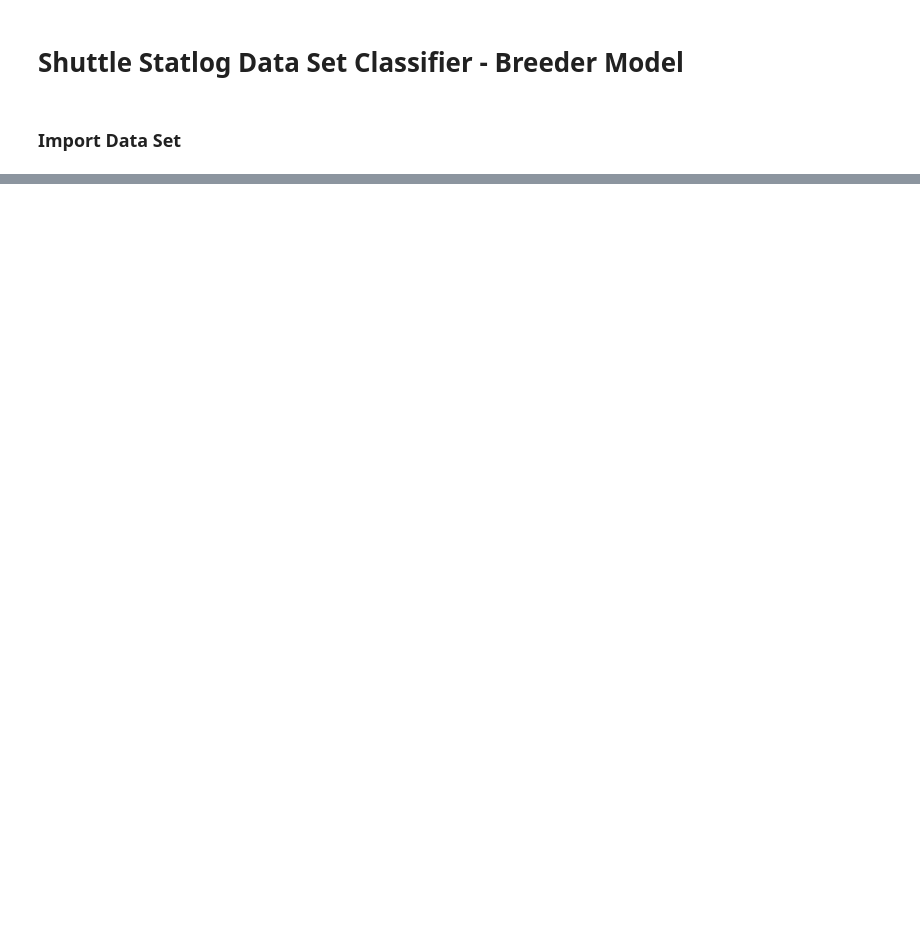
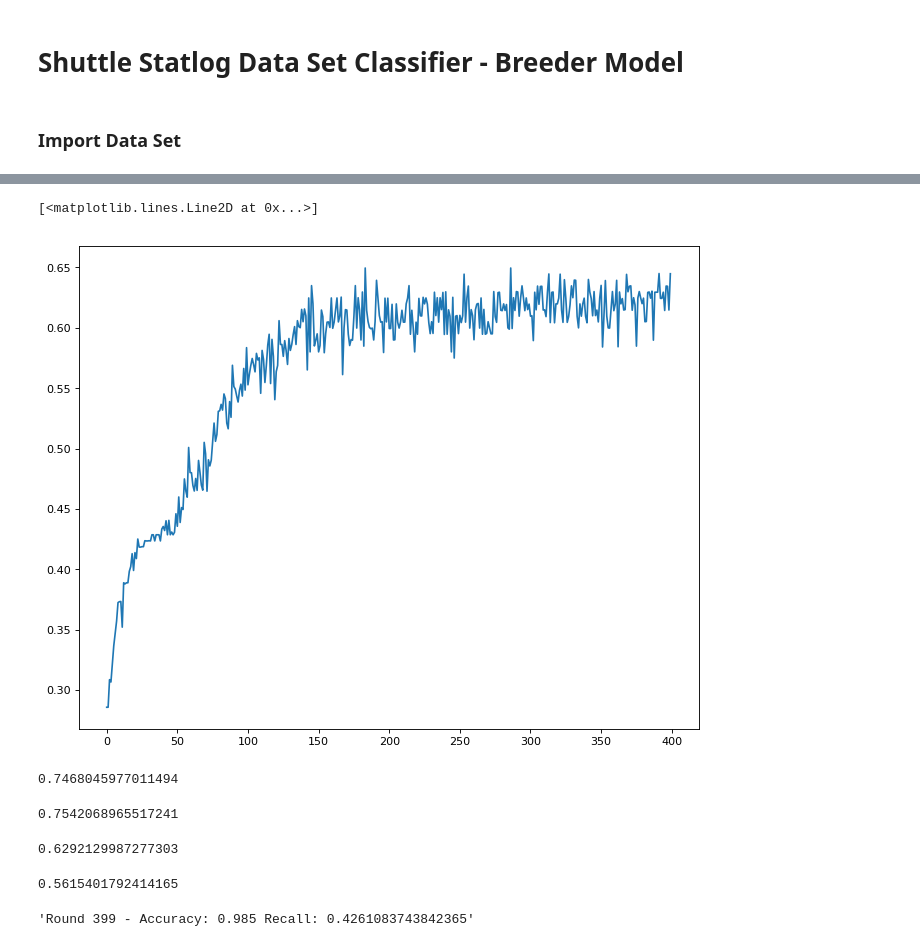
Before and after one commit to MattAlanWright/PyGP, a Jupyter notebook: Shuttle Statlog Fitness Sharing Experiment.ipynb, the cells around one changed output, grey strips where cells are left out. Saved outputs shown, nothing was run; the diff lists cells and outputs as text; code cells hidden in the pictures; blank space fills up the shorter version.

```diff
--- a/Shuttle Statlog Fitness Sharing Experiment.ipynb
+++ b/Shuttle Statlog Fitness Sharing Experiment.ipynb
@@ -336,0 +176,10 @@ plt.show()
+# %%
+recall = []
+for result in no_sharing_class_sampling:
+    recall.append(result[1]['recall'])
+recall = np.array(recall)
+fig=plt.figure(figsize=(10, 8), dpi= 80, facecolor='w', edgecolor='k')
+plt.plot(np.median(recall, axis=0))
+# %% [output]
+[<matplotlib.lines.Line2D at 0x...>]
+[figure, added]
@@ -336,0 +189,49 @@ plt.show()
+# %%
+training_accuracies = []
+for result in no_sharing_class_sampling:
+    training_accuracies.append(result[0][0].accuracy(train_X, train_y))
+training_accuracies = np.array(training_accuracies)
+print(np.median(training_accuracies))
+# %% [output]
+0.7468045977011494
+# %%
+test_accuracies = []
+for result in no_sharing_class_sampling:
+    test_accuracies.append(result[0][0].accuracy(test_X, test_y))
+test_accuracies = np.array(test_accuracies)
+print(np.median(test_accuracies))
+# %% [output]
+0.7542068965517241
+# %%
+train_det_rates = []
+for result in no_sharing_class_sampling:
+    train_det_rates.append(result[0][0].detectionRate(train_X, train_y))
+train_det_rates = np.array(train_det_rates)
+print(np.median(train_det_rates))
+# %% [output]
+0.6292129987277303
+# %%
+test_det_rates = []
+for result in no_sharing_class_sampling:
+    test_det_rates.append(result[0][0].detectionRate(test_X, test_y))
+test_det_rates = np.array(test_det_rates)
+print(np.median(test_det_rates))
+# %% [output]
+0.5615401792414165
+# %%
+fitness_sharing_uniform_sampling = []
+
+for i in range(5):
+    res = gp.fitnessSharingBreederSelection(p_size                = 100,
+                                            p_gap                 =  70,
+                                            tau                   = 200,
+                                            template_program      = template_program,
+                                            sampling_policy_class = UniformSamplingPolicy,
+                                            max_num_generations   = 400,
+                                            X                     = train_X,
+                                            y                     = train_y,
+                                            display_fun           = breederDisplayCallback)
+
+    fitness_sharing_uniform_sampling.append(copy.deepcopy(res))
+# %% [output]
+'Round 399 - Accuracy: 0.985 Recall: 0.4261083743842365'
```
Also changed, not shown: parts of 75 cells of this notebook, 5 other files.
